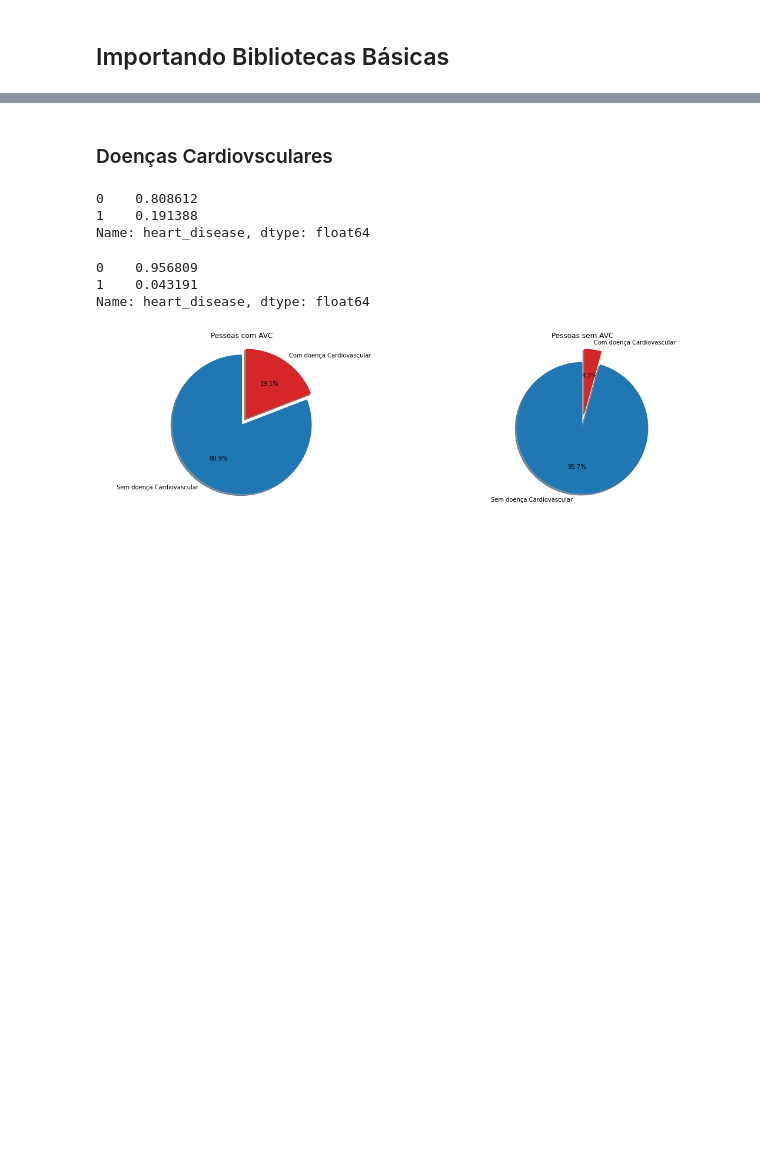
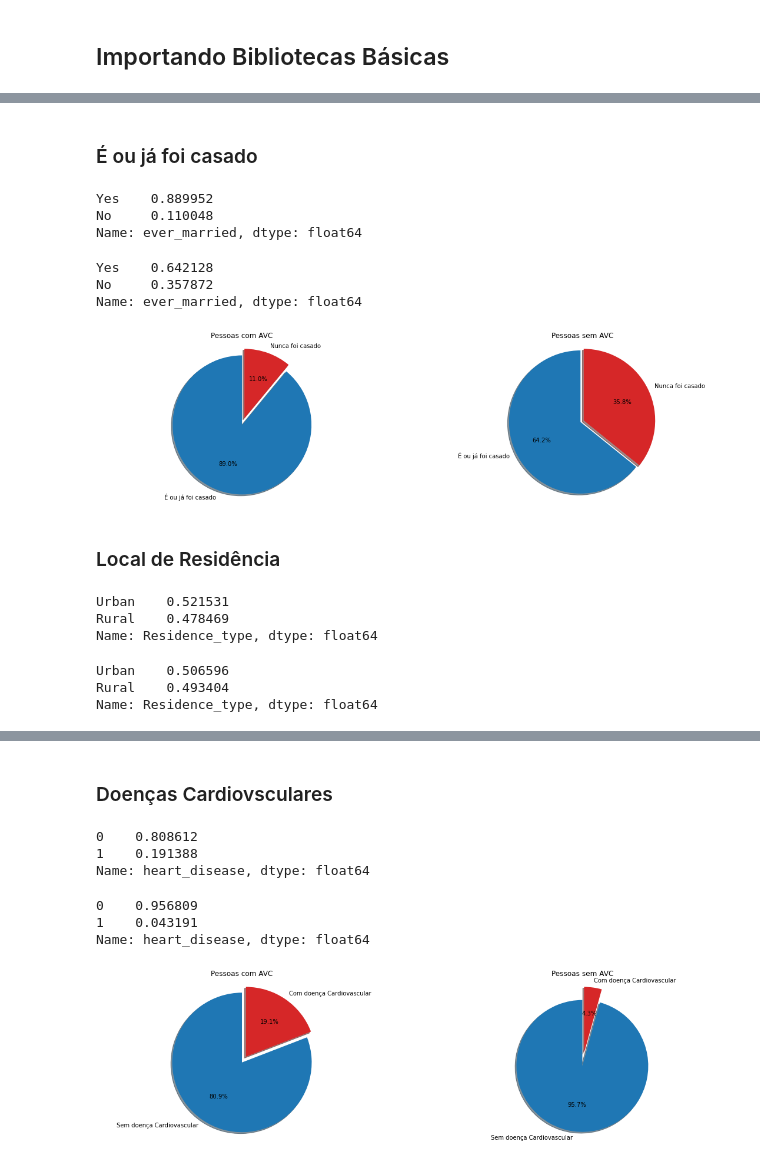
Before and after one commit to jgabrielsb-sb/Projeto_DeLucca, a Jupyter notebook: relatório.ipynb, the cells around one changed output, grey strips where cells are left out. Saved outputs shown, nothing was run; the diff lists cells and outputs as text; code cells hidden in the pictures; blank space fills up the shorter version.

```diff
--- a/relatório.ipynb
+++ b/relatório.ipynb
@@ -85,0 +90,53 @@ dados_avc_nao=dados[avc_nao]
+# %% [markdown]
+### É ou já foi casado
+# %%
+# Com AVC
+casado_avc_sim = dados_avc_sim['ever_married'].value_counts(True)
+casado_avc_sim
+# %% [output]
+Yes    0.889952
+No     0.110048
+Name: ever_married, dtype: float64
+# %%
+# Sem AVC
+casado_avc_nao = dados_avc_nao['ever_married'].value_counts(True)
+casado_avc_nao
+# %% [output]
+Yes    0.642128
+No     0.357872
+Name: ever_married, dtype: float64
+# %%
+plt.figure(figsize=(19,5))
+labels='É ou já foi casado', 'Nunca foi casado'
+explode1=(0,0.1)
+explode2=(0,0.05)
+plt.subplot(121)
+plt.pie(casado_avc_sim, labels=labels, explode=explode1, colors=['tab:blue', 'tab:red'], autopct='%1.1f%%', shadow=True,startangle=90)
+plt.title('Pessoas com AVC')
+plt.axis('equal')
+
+plt.subplot(122)
+plt.pie(casado_avc_nao, labels=labels,explode=explode2, colors=['tab:blue', 'tab:red'], autopct='%1.1f%%', shadow=True, startangle=90)
+plt.title('Pessoas sem AVC')
+plt.axis('equal')
+plt.show()
+# %% [output]
+[figure, added]
+# %% [markdown]
+### Local de Residência
+# %%
+# Com AVC
+residencia_avc_sim = dados_avc_sim['Residence_type'].value_counts(True)
+residencia_avc_sim
+# %% [output]
+Urban    0.521531
+Rural    0.478469
+Name: Residence_type, dtype: float64
+# %%
+# Sem AVC
+residencia_avc_nao = dados_avc_nao['Residence_type'].value_counts(True)
+residencia_avc_nao
+# %% [output]
+Urban    0.506596
+Rural    0.493404
+Name: Residence_type, dtype: float64
```
Also changed, not shown: parts of 20 cells of this notebook.
